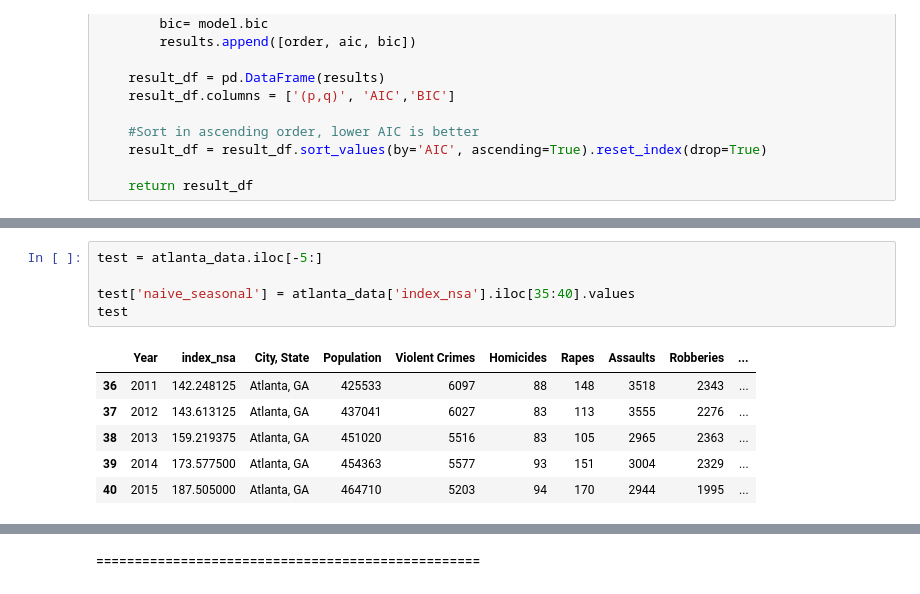
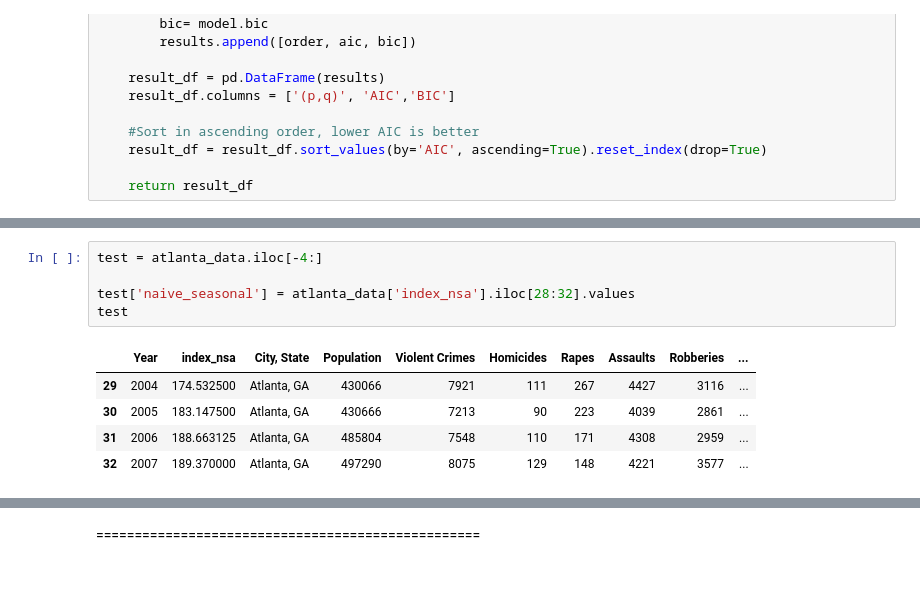
Before and after one commit to ThomasDarrieumerlou/Forecasting-project, a Jupyter notebook: Forcasting.ipynb, the cells around one changed output, grey strips where cells are left out. Cells and saved outputs as stored; diff of their text form.

```diff
--- a/Forcasting.ipynb
+++ b/Forcasting.ipynb
@@ -255,13 +255,12 @@ acorr_ljungbox(residuals, np.arange(1, 11, 1))
 # %%
-test = atlanta_data.iloc[-5:]
+test = atlanta_data.iloc[-4:]
 
-test['naive_seasonal'] = atlanta_data['index_nsa'].iloc[35:40].values
+test['naive_seasonal'] = atlanta_data['index_nsa'].iloc[28:32].values
 test
 # %% [output]
 |  | Year | index_nsa | City, State | Population | Violent Crimes | Homicides | Rapes | Assaults | Robberies | ... |
-| 36 | 2011 | 142.248125 | Atlanta, GA | 425533 | 6097 | 88 | 148 | 3518 | 2343 | ... |
-| 37 | 2012 | 143.613125 | Atlanta, GA | 437041 | 6027 | 83 | 113 | 3555 | 2276 | ... |
-| 38 | 2013 | 159.219375 | Atlanta, GA | 451020 | 5516 | 83 | 105 | 2965 | 2363 | ... |
-| 39 | 2014 | 173.577500 | Atlanta, GA | 454363 | 5577 | 93 | 151 | 3004 | 2329 | ... |
-| 40 | 2015 | 187.505000 | Atlanta, GA | 464710 | 5203 | 94 | 170 | 2944 | 1995 | ... |
+| 29 | 2004 | 174.532500 | Atlanta, GA | 430066 | 7921 | 111 | 267 | 4427 | 3116 | ... |
+| 30 | 2005 | 183.147500 | Atlanta, GA | 430666 | 7213 | 90 | 223 | 4039 | 2861 | ... |
+| 31 | 2006 | 188.663125 | Atlanta, GA | 485804 | 7548 | 110 | 171 | 4308 | 2959 | ... |
+| 32 | 2007 | 189.370000 | Atlanta, GA | 497290 | 8075 | 129 | 148 | 4221 | 3577 | ... |
 # %%
```
Also changed, not shown: parts of 21 cells of this notebook.
